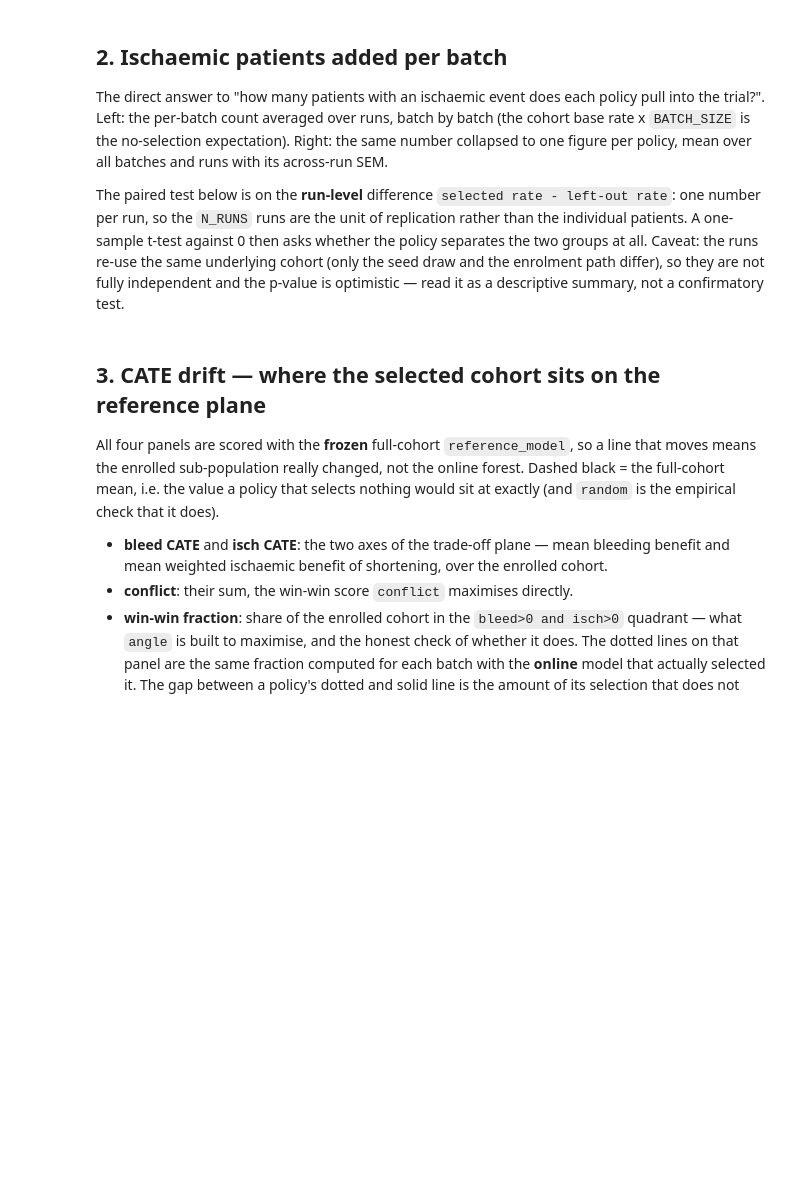
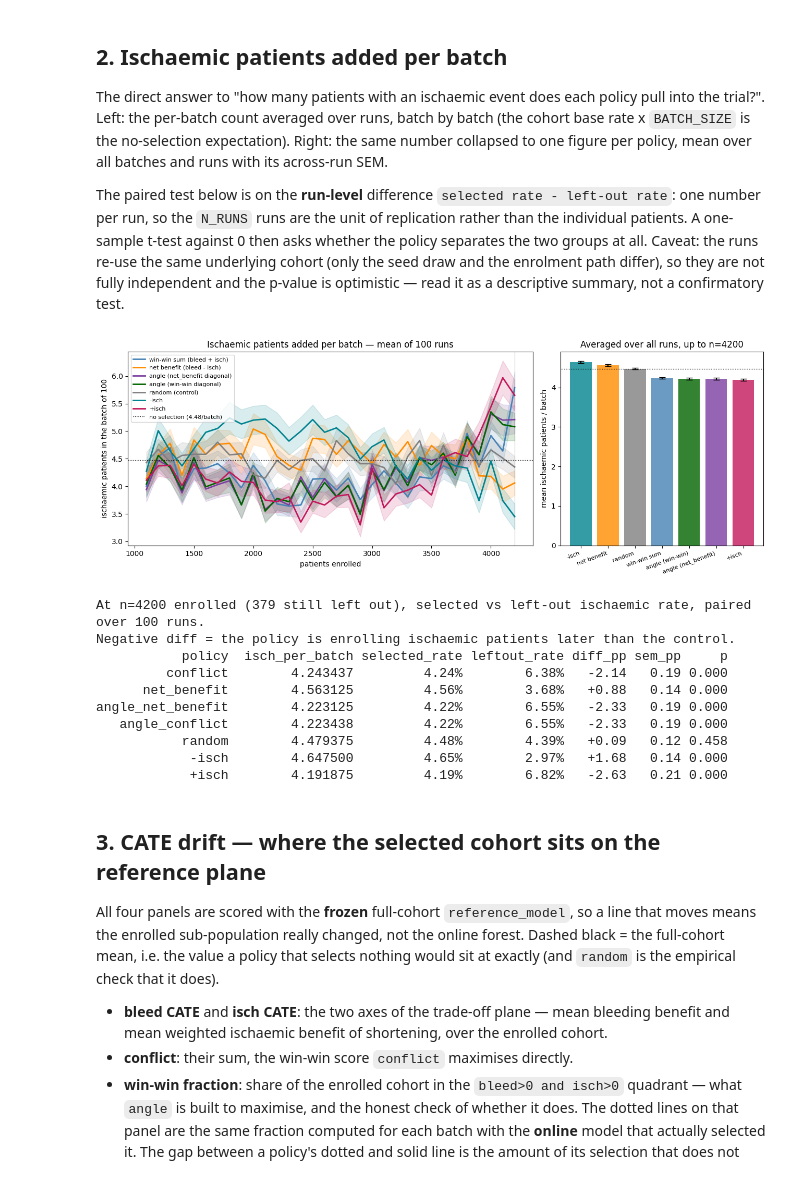
Before and after one commit to TommasoPioda/CATE-estimation-on-the-MASTER-DAPT-trial, a Jupyter notebook: online-learning/05_online_learning_policy_comparison_exp.ipynb, the cells around one changed output. Saved outputs shown, nothing was run; the diff lists cells and outputs as text; code cells hidden in the pictures; blank space fills up the shorter version.

```diff
--- a/online-learning/05_online_learning_policy_comparison_exp.ipynb
+++ b/online-learning/05_online_learning_policy_comparison_exp.ipynb
@@ -148,7 +148,8 @@ from online_learning_utils import (quiet_toc_warnings, z, fit_cate, conflict_fro
 ONLINE_TARGETS = list(ENDPOINTS)                            # ['bleed','death','mi','stroke'] -> CATE column order
 Yv = y[[ENDPOINTS[k] for k in ONLINE_TARGETS]].to_numpy()
 BLEED_IDX = ONLINE_TARGETS.index('bleed')                   # seed tuning targets the bleeding endpoint (nb 06 convention)
-ISCH_WEIGHTS = {'death': 0.2, 'mi': 0.4, 'stroke': 0.4}    # ischaemic weighting for conflict_from_model
+#ISCH_WEIGHTS = {'death': 0.2, 'mi': 0.4, 'stroke': 0.4}    # ischaemic weighting for conflict_from_model
+ISCH_WEIGHTS = {'death': 0, 'mi': 1, 'stroke': 0}    # ischaemic weighting for conflict_from_model
 
 # DEFAULT_CF_PARAMS / DEFAULT_NUISANCE_PARAMS are imported above from online_learning_utils:
 # the single canonical light default forest shared by nb 02 / 02_bandits / 03 / 04 / 05, so runs
@@ -309,37 +310,37 @@ def _ucb(value, uncertainty, idx, c):
 
 POLICIES = {
     'conflict': dict(
-        label='win-win sum (bleed + isch)', color='steelblue',
+        label='win-win sum (bleed + isch)', short='win-win sum', color='steelblue',
         frame=lambda model: conflict_from_model(model, Xn, ENDPOINTS, ISCH_WEIGHTS, ONLINE_TARGETS),
         score=lambda frame, unc, idx, c: _ucb(frame['conflict'], unc, idx, c),
     ),
     'net_benefit': dict(
-        label='net benefit (bleed - isch)', color='darkorange',
+        label='net benefit (bleed - isch)', short='net benefit', color='darkorange',
         frame=lambda model: net_benefit_from_model(model, Xn, ENDPOINTS, ISCH_WEIGHTS, ONLINE_TARGETS),
         score=lambda frame, unc, idx, c: _ucb(frame['net_benefit'], unc, idx, c),
     ),
     '-isch': dict(
-        label='-isch', color='#00838F',
+        label='-isch', short='-isch', color='#00838F',
         frame=lambda model: ischemic_damage_from_model(model, Xn, ENDPOINTS, ISCH_WEIGHTS, ONLINE_TARGETS),
         score=lambda frame, unc, idx, c: _ucb(frame['-isch'], unc, idx, c),
     ),
     '+isch': dict(
-        label='+isch', color='#C2185B',
+        label='+isch', short='+isch', color='#C2185B',
         frame=lambda model: ischemic_gain_from_model(model, Xn, ENDPOINTS, ISCH_WEIGHTS, ONLINE_TARGETS),
         score=lambda frame, unc, idx, c: _ucb(frame['+isch'], unc, idx, c),
     ),
     'angle_net_benefit': dict(
-        label='angle (net_benefit diagonal)', color='#7B3FA0',
+        label='angle (net_benefit diagonal)', short='angle (net_benefit)', color='#7B3FA0',
         frame=lambda model: net_benefit_from_model(model, Xn, ENDPOINTS, ISCH_WEIGHTS, ONLINE_TARGETS),
         score=lambda frame, unc, idx, c: acquisition_score_angle(frame, unc, idx, ISCH_WEIGHTS, c=c),
     ),
     'angle_conflict': dict(
-        label='angle (win-win diagonal)', color='darkgreen',
+        label='angle (win-win diagonal)', short='angle (win-win)', color='darkgreen',
         frame=lambda model: conflict_from_model(model, Xn, ENDPOINTS, ISCH_WEIGHTS, ONLINE_TARGETS),
         score=lambda frame, unc, idx, c: acquisition_score_angle(frame, unc, idx, ISCH_WEIGHTS, c=c),
     ),
     'random': dict(
-        label='random (control)', color='grey',
+        label='random (control)', short='random', color='grey',
         frame=None,          # no CATE -> the loop skips the forest altogether
         score=None,
     ),
@@ -576,7 +577,7 @@ from joblib import Parallel, delayed
 from tqdm.auto import tqdm
 
 N_SEED, BATCH_SIZE, N_STOP = 1000, 100, 4200     # same starting point as nb 02/03/04
-N_RUNS                     = 30                   # seed cohorts per policy
+N_RUNS                     = 100                   # seed cohorts per policy
 N_CORES                    = os.cpu_count() or 8
 BUDGET                     = max(1, round(0.95 * N_CORES))   # keep ~90% of the machine busy
 FIT_N_JOBS = LGBM_N_JOBS   = 2                  # threads inside ONE worker: econml grows the trees
@@ -767,34 +780,46 @@ bar = bar.sort_values('mean', ascending=False)
 ax2.bar(range(len(bar)), bar['mean'], yerr=bar['sem'], capsize=4,
         color=[POLICIES[p]['color'] for p in bar.index], alpha=.8)
 ax2.axhline(ISCH_ANY.mean() * BATCH_SIZE, color='k', lw=.9, ls=':')
 ax2.set_xticks(range(len(bar)))
-ax2.set_xticklabels([POLICIES[p]['label'].split(' (')[0] for p in bar.index], rotation=20, ha='right', fontsize=8)
+ax2.set_xticklabels([POLICIES[p]['short'] for p in bar.index], rotation=20, ha='right', fontsize=8)
 ax2.set(ylabel='mean ischaemic patients / batch',
         title=f'Averaged over all runs, up to n={CHK_N}')
 plt.tight_layout()
 plt.show()
 
 # -- run-level separation between the two groups, at the checkpoint
 final = results[results['step'] == CHK].copy()
 final = final.assign(new_rate=final['new_isch_n'] / final['new_n'],
                      left_rate=final['left_isch_n'] / final['left_n'])
 final['diff_pp'] = (final['new_rate'] - final['left_rate']) * 100
 
 rows = []
 for pol in pol_run:
     d = final.loc[final['policy'] == pol, 'diff_pp']
     t, p = stats.ttest_1samp(d, 0.0)
     rows.append(dict(policy=pol,
                      isch_per_batch=bar.loc[pol, 'mean'],
                      selected_rate=f"{final.loc[final['policy'] == pol, 'new_rate'].mean():.2%}",
                      leftout_rate=f"{final.loc[final['policy'] == pol, 'left_rate'].mean():.2%}",
                      diff_pp=f'{d.mean():+.2f}',
                      sem_pp=f'{d.std() / np.sqrt(len(d)):.2f}',
                      p=f'{p:.3f}'))
 print(f'At n={CHK_N} enrolled ({int(final["left_n"].mean())} still left out), selected vs left-out '
       f'ischaemic rate, paired over {N_RUNS} runs.\n'
       f'Negative diff = the policy is enrolling ischaemic patients later than the control.')
 print(pd.DataFrame(rows).to_string(index=False))
+# %% [output]
+[figure, added]
+At n=4200 enrolled (379 still left out), selected vs left-out ischaemic rate, paired over 100 runs.
+Negative diff = the policy is enrolling ischaemic patients later than the control.
+           policy  isch_per_batch selected_rate leftout_rate diff_pp sem_pp     p
+         conflict        4.243437         4.24%        6.38%   -2.14   0.19 0.000
+      net_benefit        4.563125         4.56%        3.68%   +0.88   0.14 0.000
+angle_net_benefit        4.223125         4.22%        6.55%   -2.33   0.19 0.000
+   angle_conflict        4.223438         4.22%        6.55%   -2.33   0.19 0.000
+           random        4.479375         4.48%        4.39%   +0.09   0.12 0.458
+            -isch        4.647500         4.65%        2.97%   +1.68   0.14 0.000
+            +isch        4.191875         4.19%        6.82%   -2.63   0.21 0.000
 # %% [markdown]
 ## 3. CATE drift — where the selected cohort sits on the reference plane
 
```
Also changed, not shown: parts of 10 cells of this notebook, 6 other files.
